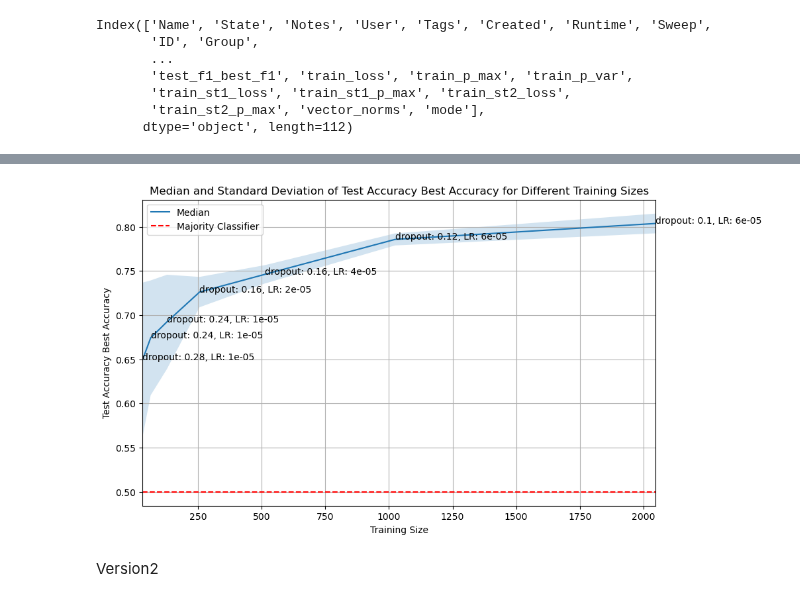
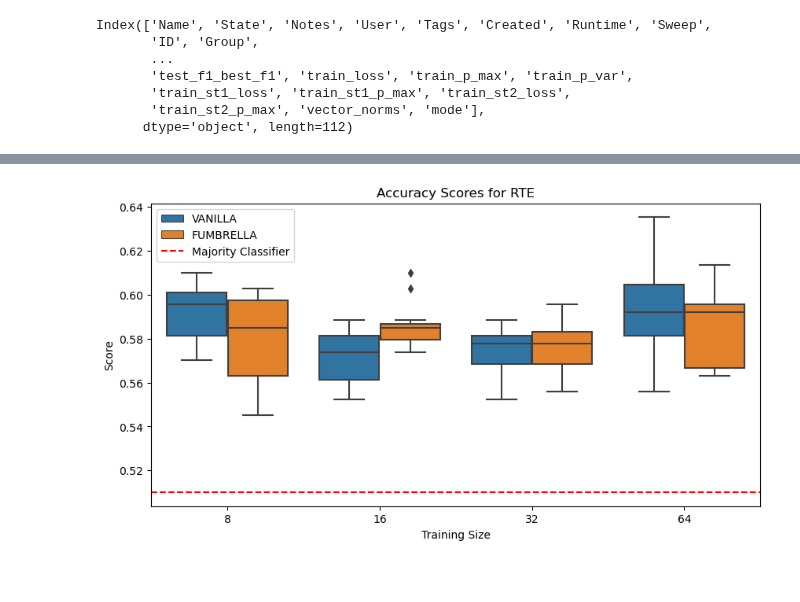
Before and after one commit to Ricu/fantastic-umbrella, a Jupyter notebook: notebooks/plotting_intemediate.ipynb, the cells around one changed output, grey strips where cells are left out. Saved outputs shown, nothing was run; the diff lists cells and outputs as text; code cells hidden in the pictures; blank space fills up the shorter version.

```diff
--- a/notebooks/plotting_intemediate.ipynb
+++ b/notebooks/plotting_intemediate.ipynb
@@ -80,43 +24,3 @@ best_combinations
-# %%
-import matplotlib.pyplot as plt
-
-# Sort the DataFrame by 'training_size' for proper plotting
-best_combinations = best_combinations.sort_values('training_size')
-
-# Extract values
-x = best_combinations.index.get_level_values('training_size')
-y = best_combinations['median']
-error = best_combinations['std']
-
-# Create a new figure
-plt.figure(figsize=(10, 6))
-
-# Plot the median line
-plt.plot(x, y, label='Median')
-
-# Fill the area between the median +/- standard deviation
-plt.fill_between(x, y-error, y+error, alpha=0.2)
-
-# Annotate the points with the 'insert_dropout' and 'learning_rate' values
-for i, (idx, row) in enumerate(best_combinations.iterrows()):
-    plt.annotate(f"dropout: {idx[1]}, LR: {idx[2]}", (x[i], y.iloc[i]))
-
-y_majority_cls = 0.5
-plt.axhline(y=y_majority_cls, color='r', linestyle='--', label='Majority Classifier')
-
-# Add labels and title
-plt.xlabel('Training Size')
-plt.ylabel('Test Accuracy Best Accuracy')
-plt.title('Median and Standard Deviation of Test Accuracy Best Accuracy for Different Training Sizes')
-plt.legend()
-plt.xlim(min(x), max(x))
-plt.grid(True)
-# Show the plot
-plt.show()
-# %% [output]
-[figure, removed]
-# %% [markdown]
-Version2
 # %%
 
 task_names = ['rte']
@@ -135,7 +39,7 @@ metrics = {
 fig, axs = plt.subplots(
     len(task_names),
     1,
-    figsize = (10,15),
+    figsize = (10,5),
     )
 
 for index, task_name in enumerate(task_names):
@@ -145,31 +49,33 @@ for index, task_name in enumerate(task_names):
         operator.and_,
         [
             df["task_name"] == task_name,
             # df["Tags"].str.contains('modded')
         ]
     )
     filtered_df = df.loc[selected_rows]
     grouped_df = filtered_df.groupby(['mode','training_size', 'insert_dropout', 'learning_rate'])
     medians = grouped_df[metric_key].median()
     idx = medians.groupby(['mode','training_size']).idxmax()
     best_combinations = filtered_df.loc[filtered_df.set_index(['mode','training_size', 'insert_dropout', 'learning_rate',]).index.isin(idx)]
 
     ax = axs
     sns.boxplot(
         x='training_size',
         y=metric_key,
         hue='mode',
         data=best_combinations,
         ax = ax
         )
     ax.set_xlabel('Training Size')
     ax.set_ylabel('Score')
     ax.set_title(f'{metric.capitalize()} Scores for {task_name.upper()}')
     ax.axhline(
         y=majority_classifiers[task_name],
         color='r',
         linestyle='--',
         label='Majority Classifier'
         )
     ax.legend()
-# plt.savefig('D_base_dataset_sizes_boxplot.pdf', format='pdf')
+plt.savefig('F_intermediate_boxplot.pdf', format='pdf')
+# %% [output]
+[figure, added]
```
Also changed, not shown: parts of 4 cells of this notebook, 5 other files.
